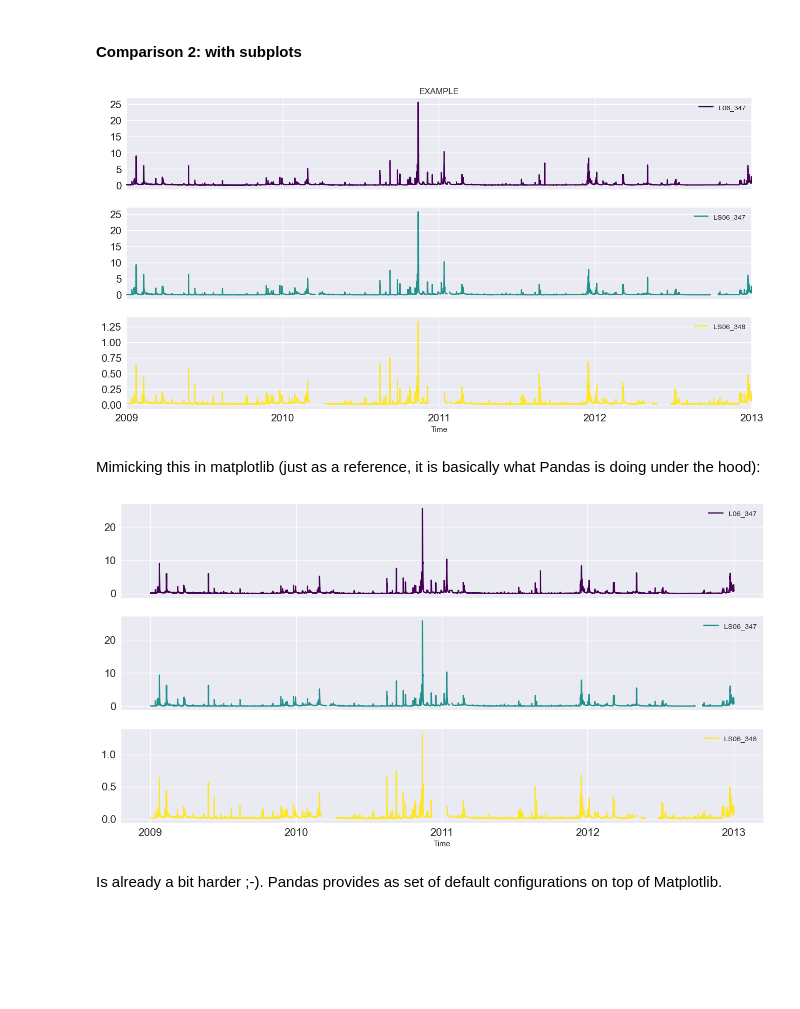
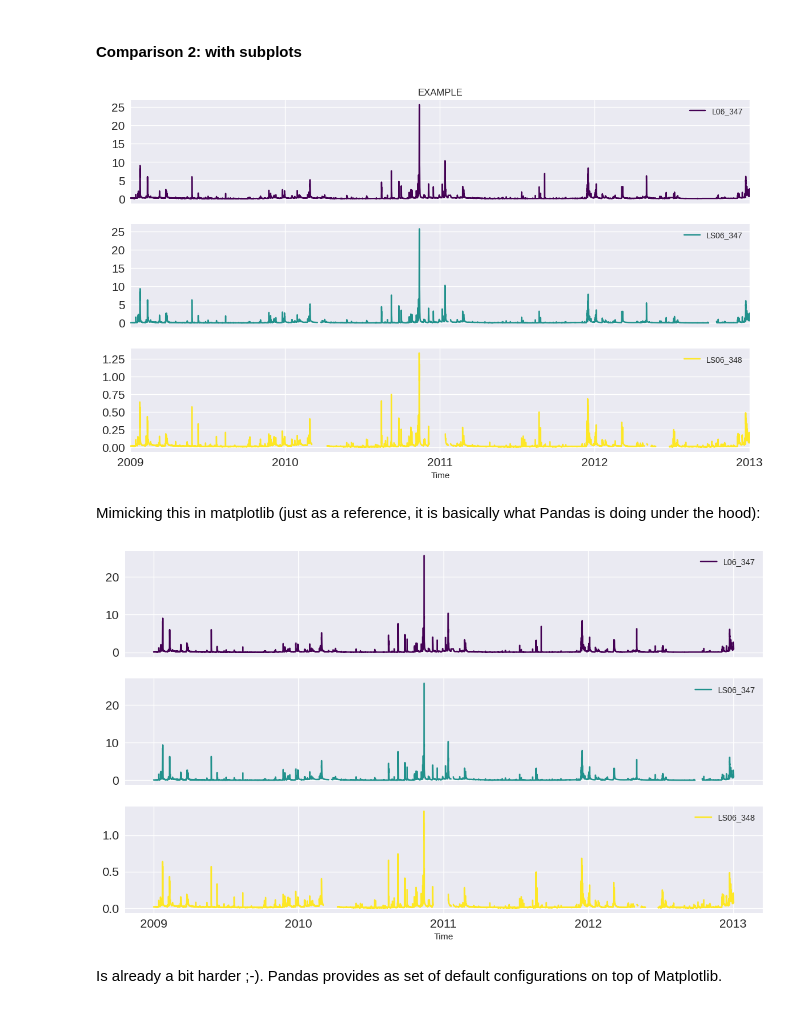
Before and after one commit to jorisvandenbossche/course-python-data, a Jupyter notebook: notebooks/visualization_01_matplotlib.ipynb, the cells around one changed output. Drawn from its saved outputs; the diff is of its cells as text; code cells hidden in the pictures; blank space fills up the shorter version.

```diff
--- a/notebooks/visualization_01_matplotlib.ipynb
+++ b/notebooks/visualization_01_matplotlib.ipynb
@@ -388,11 +386,11 @@ is still ok!
 #### Comparison 2: with subplots
 # %%
 axs = flowdata.plot(subplots=True, sharex=True,
-                    figsize=(16, 8), colormap='viridis', # Dark2
+                    figsize=(14, 8), colormap='viridis', # Dark2
                     fontsize=15, rot=0)
 axs[0].set_title("EXAMPLE");
 # %% [output]
-[figure, old version]
+[figure, new version]
 # %% [markdown]
 Mimicking this in matplotlib (just as a reference, it is basically what Pandas is doing under the hood):
 # %%
@@ -401,7 +399,7 @@ import matplotlib.dates as mdates
 
 colors = [cm.viridis(x) for x in np.linspace(0.0, 1.0, len(flowdata.columns))] # list comprehension to set up the colors
 
-fig, axs = plt.subplots(3, 1, figsize=(16, 8))
+fig, axs = plt.subplots(3, 1, figsize=(14, 8))
 
 for ax, col, station in zip(axs, colors, flowdata.columns):
     ax.plot(flowdata.index, flowdata[station], label=station, color=col)
@@ -415,7 +413,7 @@ for ax, col, station in zip(axs, colors, flowdata.columns):
         ax.set_xlabel('Time')
     ax.tick_params(labelsize=15)
 # %% [output]
-[figure, old version]
+[figure, new version]
 # %% [markdown]
 Is already a bit harder ;-). Pandas provides as set of default configurations on top of Matplotlib.
 # %% [markdown]
```
Also changed, not shown: parts of 14 cells of this notebook, 3 other files.
